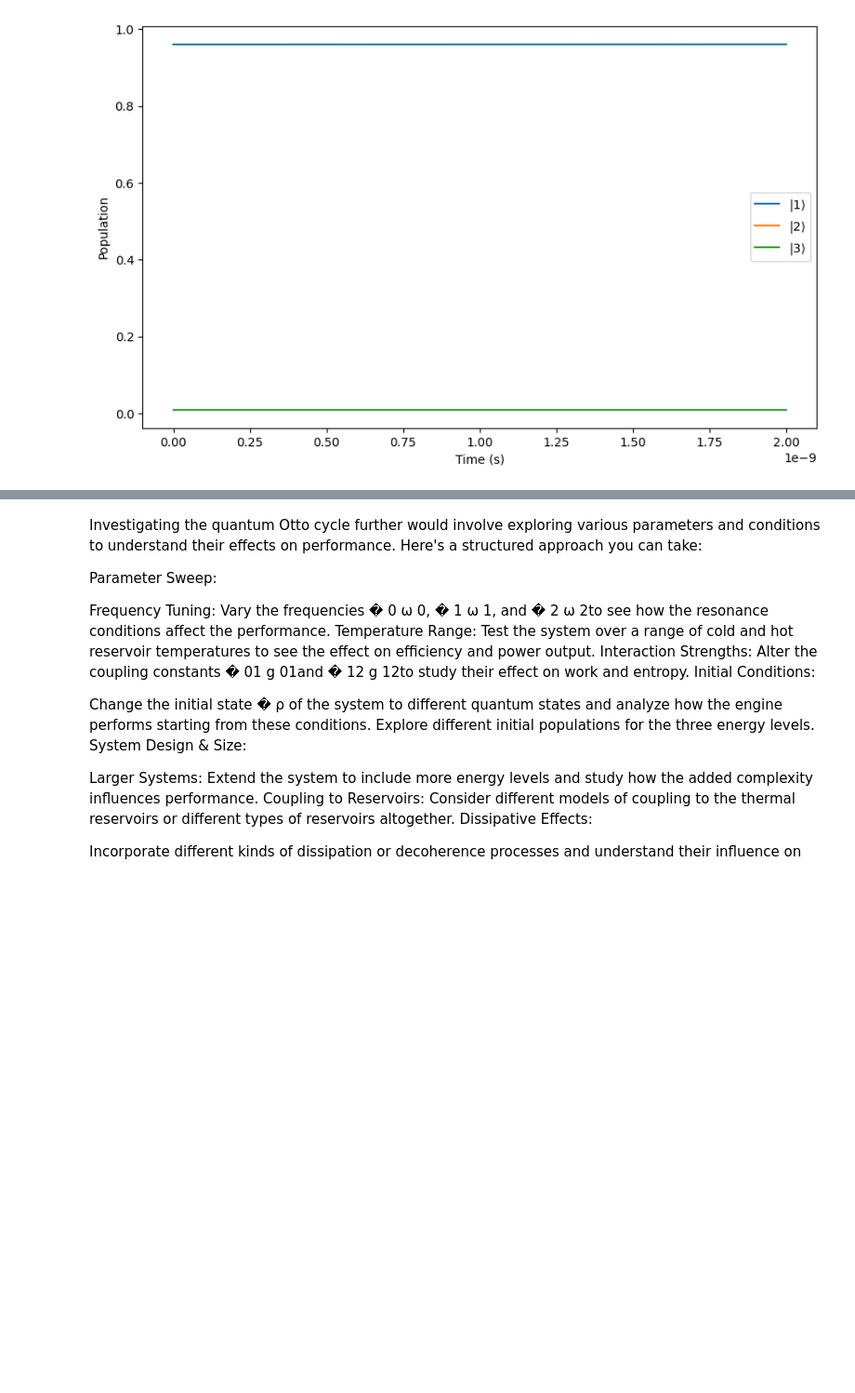
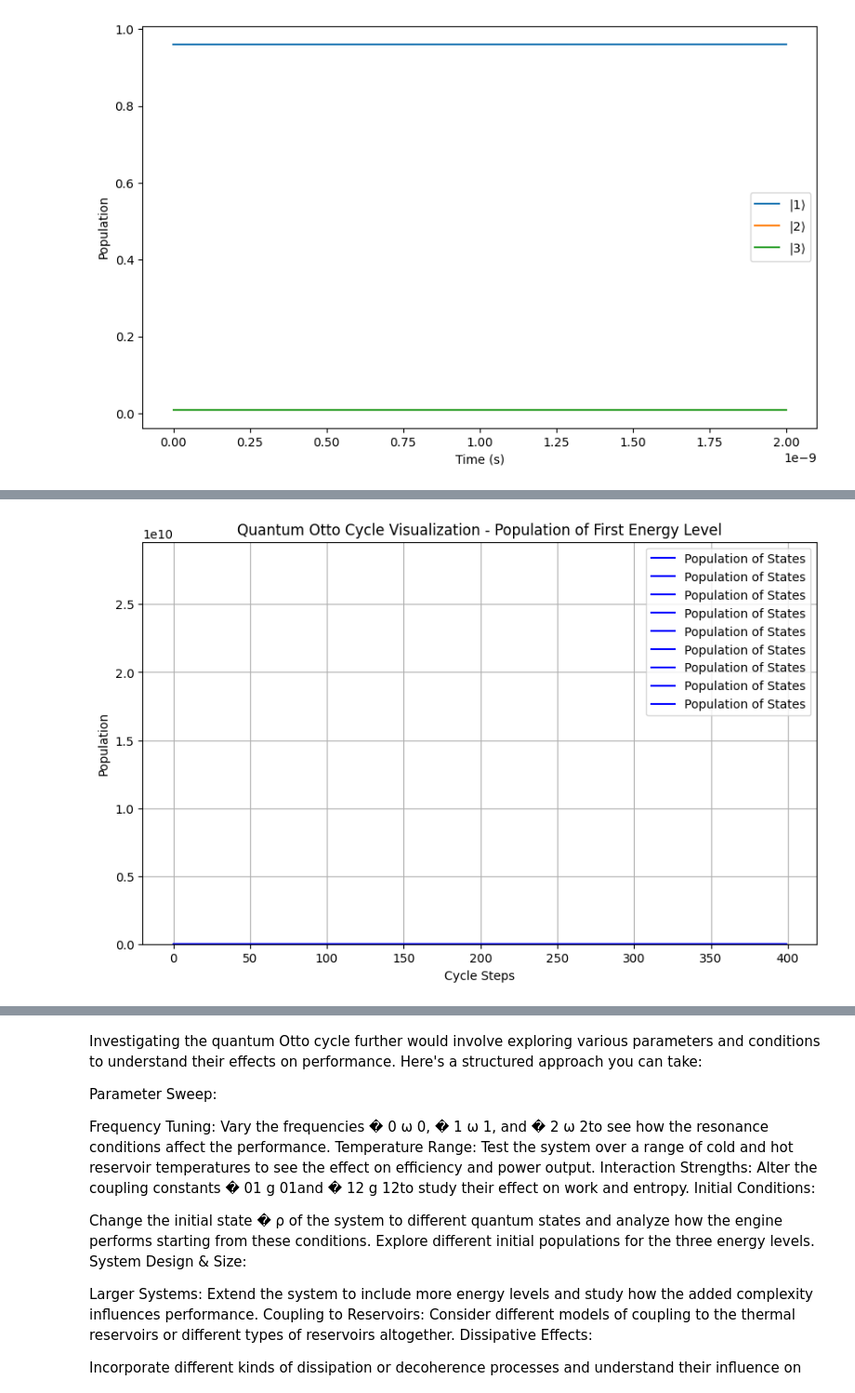
Before and after one commit to mjgpinheiro/Physics_models, a Jupyter notebook: Quantum_Otto_Cycle_Simulator2.ipynb, the cells around one changed output, grey strips where cells are left out. Shown at 93% size. Drawn from its saved outputs; the diff is of its cells as text; code cells hidden in the pictures; blank space fills up the shorter version.

```diff
--- a/Quantum_Otto_Cycle_Simulator2.ipynb
+++ b/Quantum_Otto_Cycle_Simulator2.ipynb
@@ -196,42 +196,42 @@ E3_initial = omega_13
 tau_heating = 1e-9
 tau_cooling = 1e-9
 
-# The Otto cycle: Compression -> Heating -> Expansion -> Cooling
-def otto_cycle():
-    global rho_current
-    U_initial_energy = []  # Initialize the list
-    U_final_energy = []    # Initialize the list
-    entropies = []         # Initialize the list
+# # The Otto cycle: Compression -> Heating -> Expansion -> Cooling
+# def otto_cycle():
+#     global rho_current
+#     U_initial_energy = []  # Initialize the list
+#     U_final_energy = []    # Initialize the list
+#     entropies = []         # Initialize the list
 
-    for index, (tau, omega_i) in enumerate(zip(tau_values, omega_i_values)):
-        delta = 0.0
-        H = get_hamiltonian_for_transition(omega_i, delta)
+#     for index, (tau, omega_i) in enumerate(zip(tau_values, omega_i_values)):
+#         delta = 0.0
+#         H = get_hamiltonian_for_transition(omega_i, delta)
 
-        # Note: reshaping rho_current for the energy expectation
-        U_initial_energy.append(energy_expectation(rho_current.reshape((3, 3)), H))
+#         # Note: reshaping rho_current for the energy expectation
+#         U_initial_energy.append(energy_expectation(rho_current.reshape((3, 3)), H))
 
-        t_interval = np.linspace(0, tau, 100)
+#         t_interval = np.linspace(0, tau, 100)
 
-        sol = solve_ivp(
-            time_evolution_diss,
-            [0, tau],
-            rho_current,
-            args=(H, [L_1, L_2], [gamma_2_1, gamma_3_1]),
-            t_eval=t_interval
-        )
+#         sol = solve_ivp(
+#             time_evolution_diss,
+#             [0, tau],
+#             rho_current,
+#             args=(H, [L_1, L_2], [gamma_2_1, gamma_3_1]),
+#             t_eval=t_interval
+#         )
 
-        rho_next = sol.y[:, -1].reshape((3, 3))
-        rho_next = (rho_next + rho_next.conj().T) / 2
-        rho_current = rho_next.flatten()
+#         rho_next = sol.y[:, -1].reshape((3, 3))
+#         rho_next = (rho_next + rho_next.conj().T) / 2
+#         rho_current = rho_next.flatten()
 
-        # Note: reshaping rho_current for the energy expectation
-        U_final_energy.append(energy_expectation(rho_current.reshape((3, 3)), H))
+#         # Note: reshaping rho_current for the energy expectation
+#         U_final_energy.append(energy_expectation(rho_current.reshape((3, 3)), H))
 
-        entropies.append(von_neumann_entropy(rho_current.reshape((3, 3))))
+#         entropies.append(von_neumann_entropy(rho_current.reshape((3, 3))))
 
-    return U_initial_energy, U_final_energy, entropies
+#     return U_initial_energy, U_final_energy, entropies
 
-U_initial_energy, U_final_energy, entropies = otto_cycle()
+# U_initial_energy, U_final_energy, entropies = otto_cycle()
 
 # Define a function to calculate the energy expectation value of a density matrix given a Hamiltonian
 def energy_expectation(rho, H):
@@ -300,6 +300,34 @@ delta_entropy = sum(np.diff(entropies))
 print(f"Work per cycle: {W_total} J")
 print(f"Power: {P} W")
 print(f"Entropy change per cycle: {delta_entropy} J/K")
+
+################
+# Compute global minimum and maximum
+global_min = min(np.min(populations), np.min(energies), np.min(entropies))
+global_max = max(np.max(populations), np.max(energies), np.max(entropies))
+
+# Existing population plot
+plt.figure(figsize=(10,6))
+plt.plot(populations, label='Population of States', color='blue')
+plt.xlabel('Cycle Steps')
+plt.ylabel('Population')
+plt.title('Quantum Otto Cycle Visualization - Population of First Energy Level')
+plt.legend()
+plt.grid(True)
+plt.ylim(global_min, global_max)
+plt.show()
+
+# New plots for energies and entropies
+plt.figure(figsize=(10,6))
+plt.plot(energies, label='Energies', color='red')
+plt.plot(entropies, label='Entropies', color='green')
+plt.xlabel('Cycle Steps')
+plt.ylabel('Value')
+plt.title('Energies and Entropies over the Cycle')
+plt.legend()
+plt.grid(True)
+plt.ylim(global_min, global_max)
+plt.show()
 # %% [output]
 Cycle 1:
 
@@ -325,0 +354 @@ Entropy change per cycle: 6.92314106394308e-06 J/K
+[figure, added]
```
Also changed, not shown: parts of 1 cell of this notebook.
